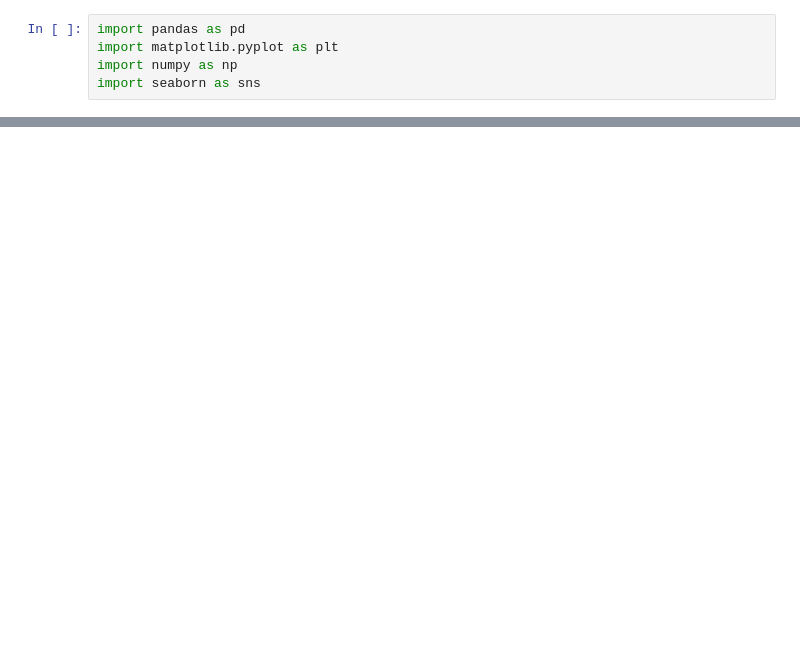
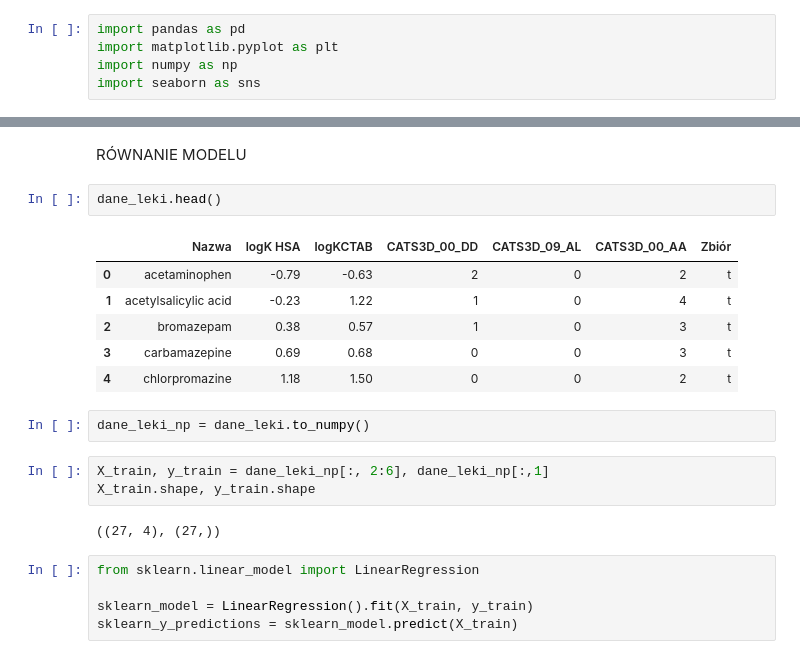
Before and after one commit to Miczel00/machine-learning, a Jupyter notebook: zaj1/main.ipynb, the cells around one changed output, grey strips where cells are left out. Cells and saved outputs as stored; diff of their text form; blank space fills up the shorter version.

```diff
--- a/zaj1/main.ipynb
+++ b/zaj1/main.ipynb
@@ -69,0 +54,23 @@ for col_name in list_of_names:
+# %% [markdown]
+RÓWNANIE MODELU
+# %%
+dane_leki.head()
+# %% [output]
+|  | Nazwa | logK HSA | logKCTAB | CATS3D_00_DD | CATS3D_09_AL | CATS3D_00_AA | Zbiór |
+| 0 | acetaminophen | -0.79 | -0.63 | 2 | 0 | 2 | t |
+| 1 | acetylsalicylic acid | -0.23 | 1.22 | 1 | 0 | 4 | t |
+| 2 | bromazepam | 0.38 | 0.57 | 1 | 0 | 3 | t |
+| 3 | carbamazepine | 0.69 | 0.68 | 0 | 0 | 3 | t |
+| 4 | chlorpromazine | 1.18 | 1.50 | 0 | 0 | 2 | t |
+# %%
+dane_leki_np = dane_leki.to_numpy()
+# %%
+X_train, y_train = dane_leki_np[:, 2:6], dane_leki_np[:,1]
+X_train.shape, y_train.shape
+# %% [output]
+((27, 4), (27,))
+# %%
+from sklearn.linear_model import LinearRegression
+
+sklearn_model = LinearRegression().fit(X_train, y_train)
+sklearn_y_predictions = sklearn_model.predict(X_train)
```
Also changed, not shown: parts of 7 cells of this notebook.
